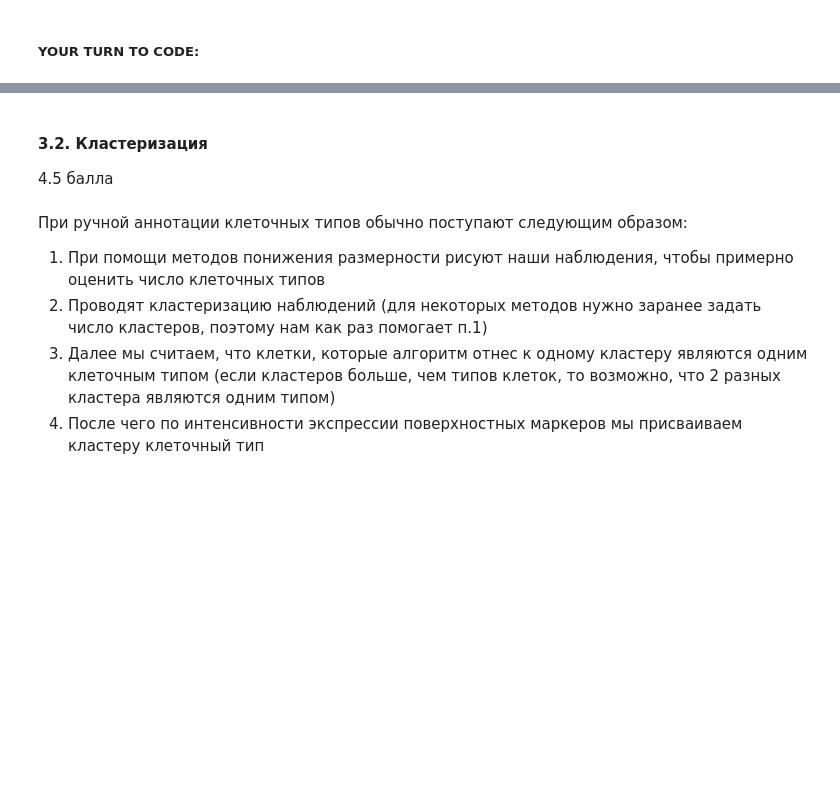
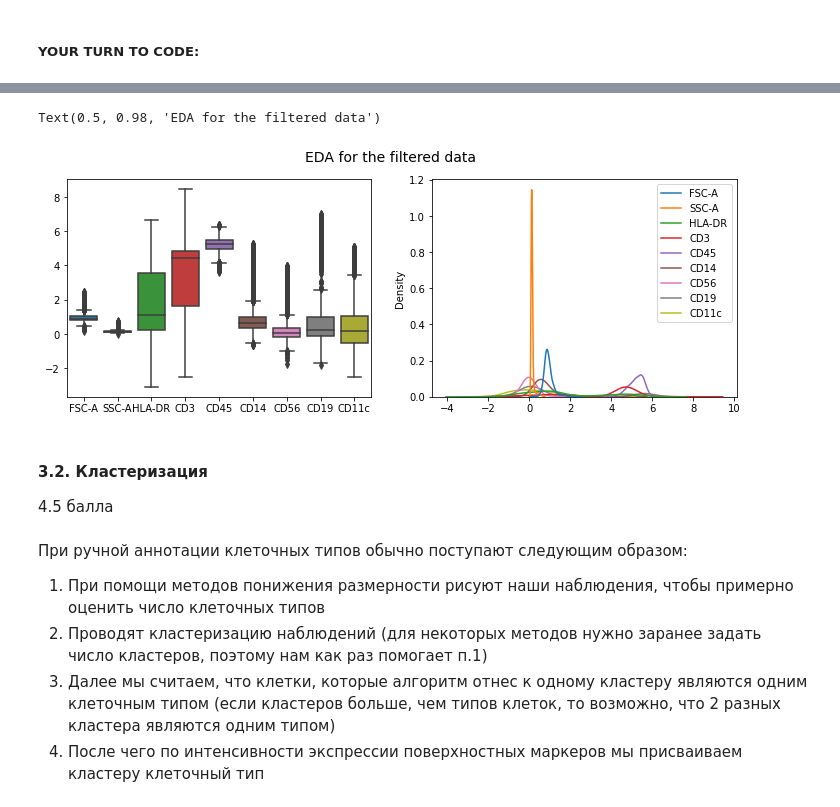
Before and after one commit to GusevaPolina/BI_ML_2023, a Jupyter notebook: homework_3_clustering/code/Cluster_tSNE.ipynb, the cells around one changed output, grey strips where cells are left out. Drawn from its saved outputs; the diff is of its cells as text; code cells hidden in the pictures; blank space fills up the shorter version.

```diff
--- a/homework_3_clustering/code/Cluster_tSNE.ipynb
+++ b/homework_3_clustering/code/Cluster_tSNE.ipynb
@@ -312,0 +374,16 @@ fc_data = pd.read_csv(join(DATA_PATH, "flow_c_data.csv"), index_col=0)
+# %%
+# let's clean them
+# to delete only obvious outliers: +- 3 sigma
+
+means = fc_data.mean()
+stds = fc_data.std()
+
+fc_data = fc_data[(np.abs(fc_data - means) < 3 * stds).all(axis=1)]
+# %%
+fig, ax = plt.subplots(1,2, figsize=(12,4))
+sns.boxplot(data=fc_data, ax=ax[0])
+sns.kdeplot(data=fc_data, ax=ax[1])
+plt.suptitle('EDA for the filtered data', fontsize=14)
+# %% [output]
+Text(0.5, 0.98, 'EDA for the filtered data')
+[figure, added]
```
Also changed, not shown: parts of 29 cells of this notebook.
